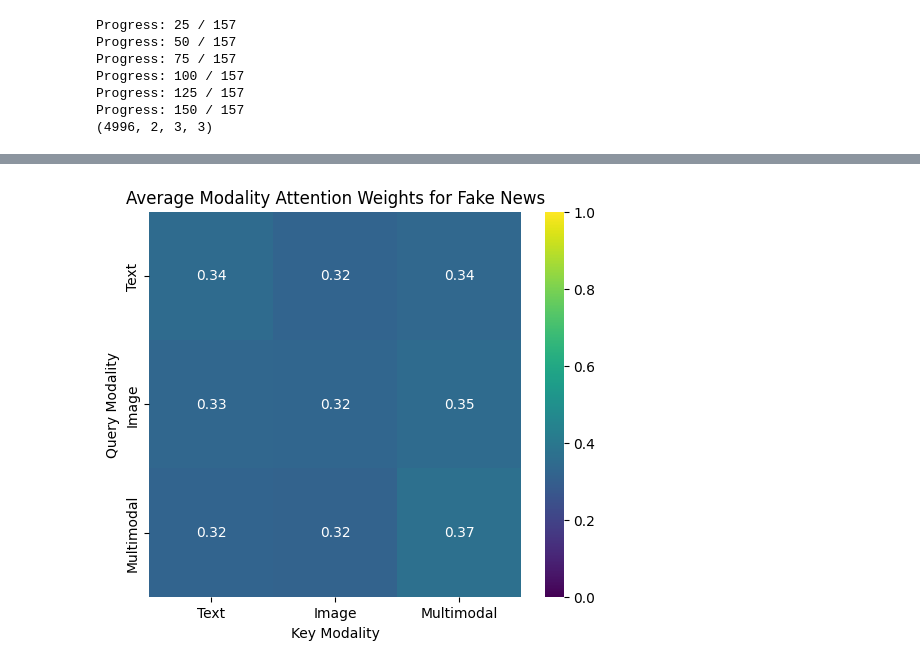
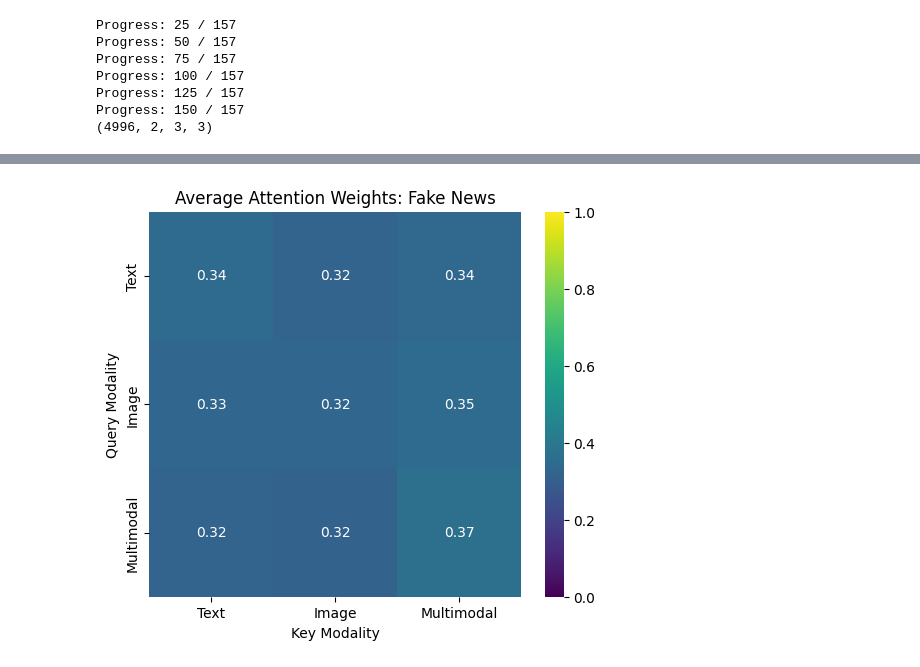
Before and after one commit to Ravi-Raghavan/ESE-5460-Final-Project, a Jupyter notebook: notebooks/multimodal/CLIP/CLIP_Models_Analysis.ipynb, the cells around one changed output, grey strips where cells are left out. Drawn from its saved outputs; the diff is of its cells as text; code cells hidden in the pictures.

```diff
--- a/notebooks/multimodal/CLIP/CLIP_Models_Analysis.ipynb
+++ b/notebooks/multimodal/CLIP/CLIP_Models_Analysis.ipynb
@@ -1081,10 +1081,10 @@ plt.show()
 # %%
 plt.figure(figsize=(6,5))
 sns.heatmap(avg_attn_weights_fake, annot=True, fmt=".2f", cmap="viridis",
             xticklabels=tokens, yticklabels=tokens, vmin=0, vmax=1)
-plt.title("Average Modality Attention Weights for Fake News")
+plt.title("Average Attention Weights: Fake News")
 plt.xlabel("Key Modality")
 plt.ylabel("Query Modality")
 plt.show()
 # %% [output]
-[figure, old version]
+[figure, new version]
```
Also changed, not shown: parts of 1 cell of this notebook, 1 other file.
